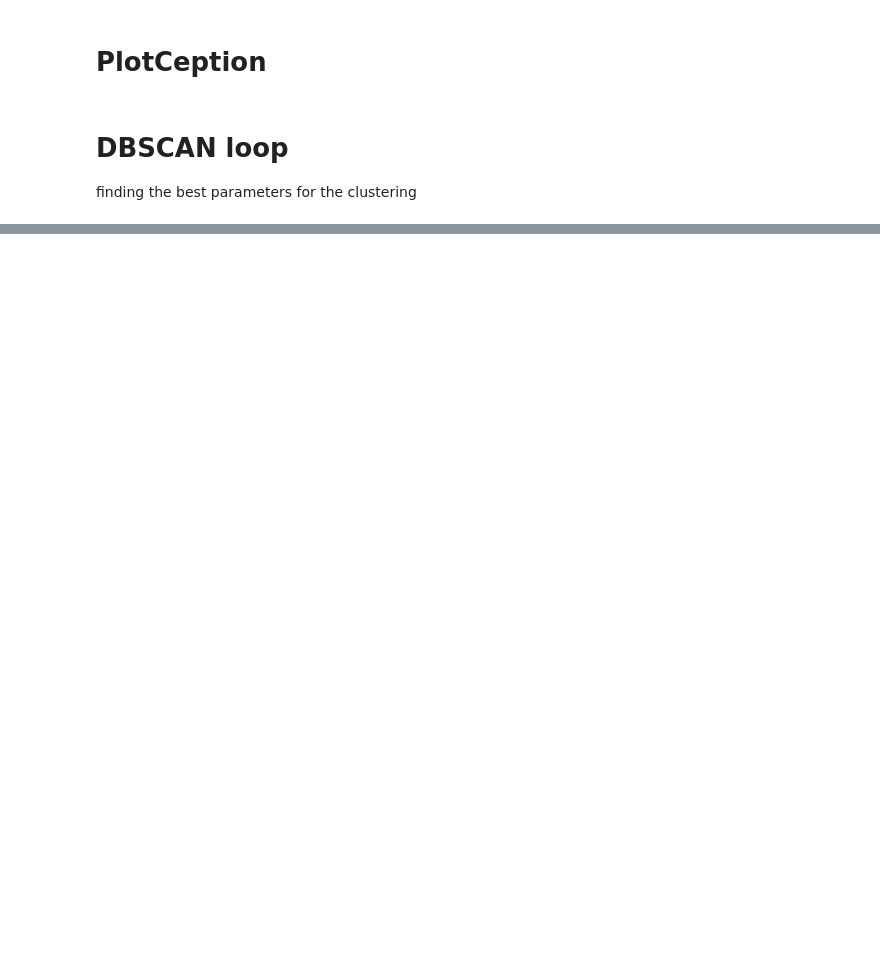
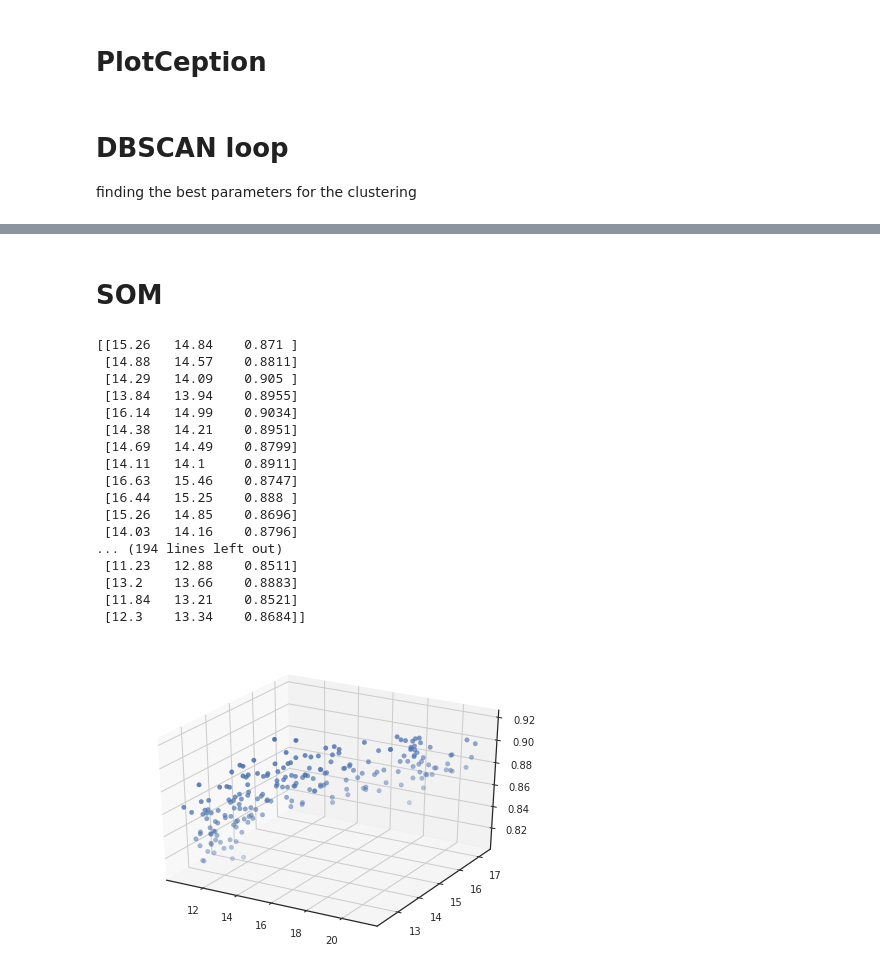
Before and after one commit to soaresdominic/ClusterAnalysis, a Jupyter notebook: DataViz.ipynb, the cells around one changed output, grey strips where cells are left out. Cells and saved outputs as stored; diff of their text form; code cells hidden in the pictures; blank space fills up the shorter version.

```diff
--- a/DataViz.ipynb
+++ b/DataViz.ipynb
@@ -287,0 +244,45 @@ Adjusted Mutual Information: 0.275
+# %% [markdown]
+# SOM
+# %%
+import numpy as np
+import matplotlib.pyplot as plt
+from mpl_toolkits.mplot3d import Axes3D
+import somoclu
+%matplotlib inline
+###################
+c1 = list(data['Area'].values)
+c2 = list(data['Perimeter'].values)
+c3 = list(data['Compactness'].values)
+#data_somo = np.float32(np.concatenate((c1, c2, c3)))
+data_somo=[]
+for i in range(0, len(c1)):
+    data_somo.append([c1[i],c2[i],c3[i]])
+data_somo=np.array(data_somo)
+print(data_somo)
+colors = ["red"] * 50
+colors.extend(["green"] * 50)
+colors.extend(["blue"] * 50)
+fig = plt.figure()
+ax = Axes3D(fig)
+#ax.scatter(data[:, 0], data[:, 1], data[:, 2], c=colors)
+ax.scatter(c1,c2,c3)
+labels = range(150)
+# %% [output]
+[[15.26   14.84    0.871 ]
+ [14.88   14.57    0.8811]
+ [14.29   14.09    0.905 ]
+ [13.84   13.94    0.8955]
+ [16.14   14.99    0.9034]
+ [14.38   14.21    0.8951]
+ [14.69   14.49    0.8799]
+ [14.11   14.1     0.8911]
+ [16.63   15.46    0.8747]
+ [16.44   15.25    0.888 ]
+ [15.26   14.85    0.8696]
+ [14.03   14.16    0.8796]
+... (194 lines left out)
+ [11.23   12.88    0.8511]
+ [13.2    13.66    0.8883]
+ [11.84   13.21    0.8521]
+ [12.3    13.34    0.8684]]
+[figure, added]
```
Also changed, not shown: parts of 6 cells of this notebook, 1 other file.
